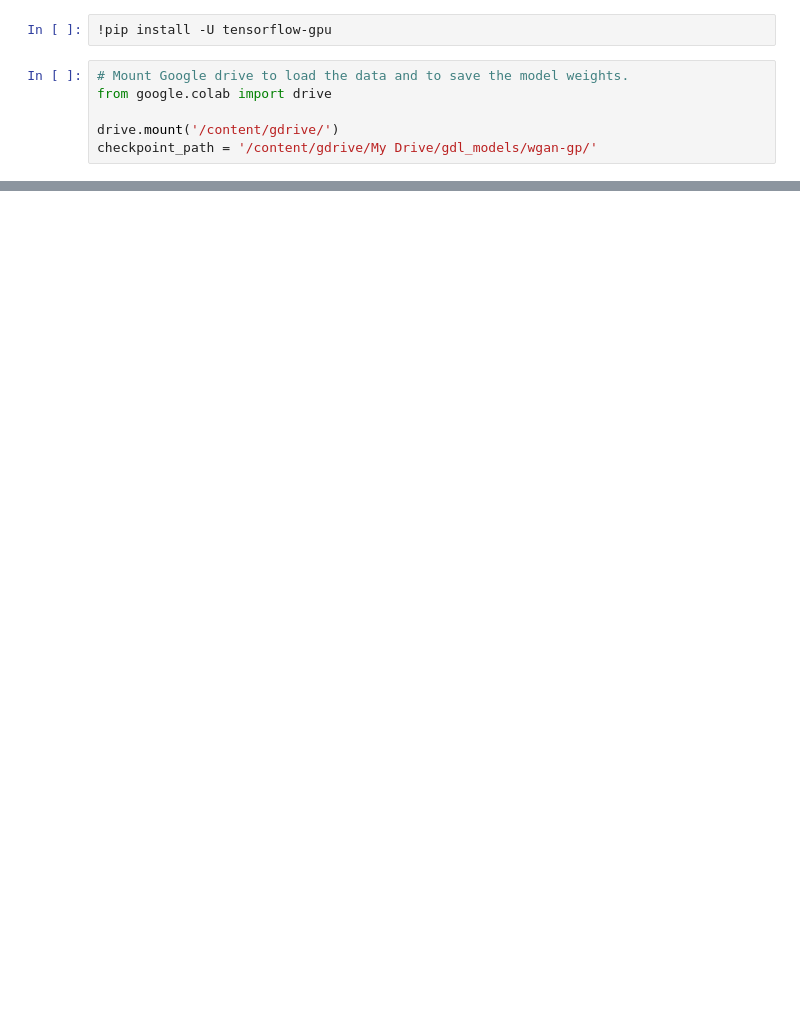
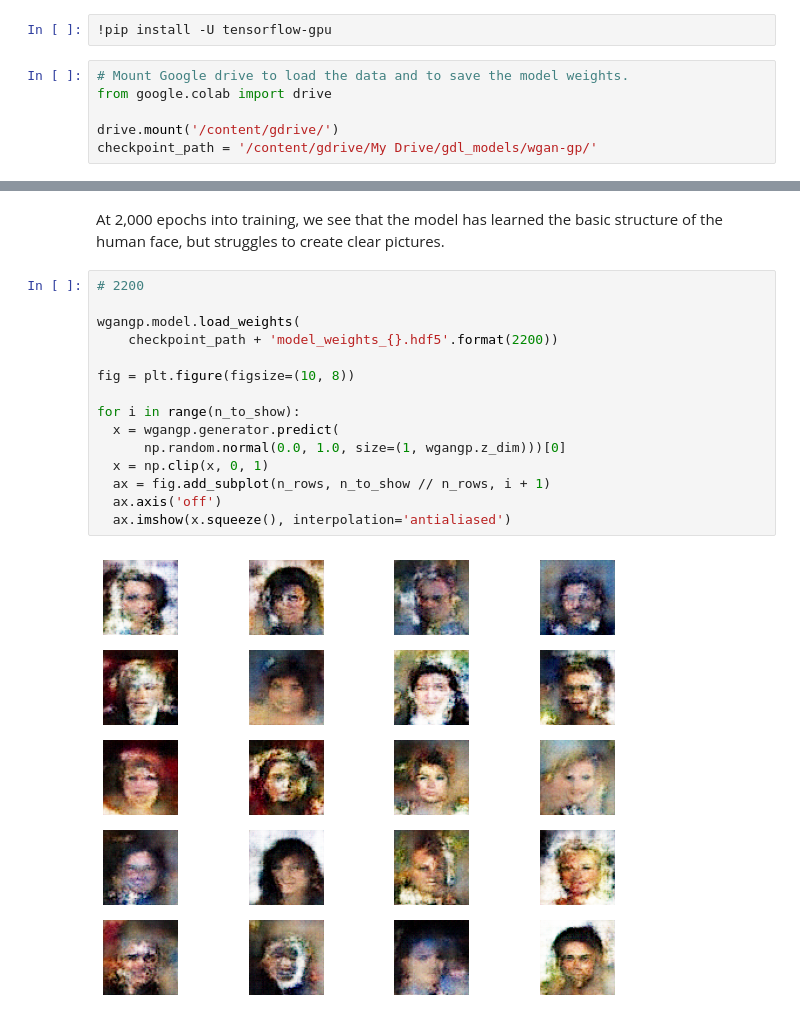
Before and after one commit to DCtheTall/generative-deep-learning, a Jupyter notebook: 4-generative-adversarial-networks/WGAN-GP.ipynb, the cells around one changed output, grey strips where cells are left out. Drawn from its saved outputs; the diff is of its cells as text; blank space fills up the shorter version.

```diff
--- a/4-generative-adversarial-networks/WGAN-GP.ipynb
+++ b/4-generative-adversarial-networks/WGAN-GP.ipynb
@@ -231,0 +355,19 @@ TODO Add model summary
+# %% [markdown]
+At 2,000 epochs into training, we see that the model has learned the basic structure of the human face, but struggles to create clear pictures.
+# %%
+# 2200
+
+wgangp.model.load_weights(
+    checkpoint_path + 'model_weights_{}.hdf5'.format(2200))
+
+fig = plt.figure(figsize=(10, 8))
+
+for i in range(n_to_show):
+  x = wgangp.generator.predict(
+      np.random.normal(0.0, 1.0, size=(1, wgangp.z_dim)))[0]
+  x = np.clip(x, 0, 1)
+  ax = fig.add_subplot(n_rows, n_to_show // n_rows, i + 1)
+  ax.axis('off')
+  ax.imshow(x.squeeze(), interpolation='antialiased')
+# %% [output]
+[figure, added]
```
Also changed, not shown: parts of 21 cells of this notebook.
